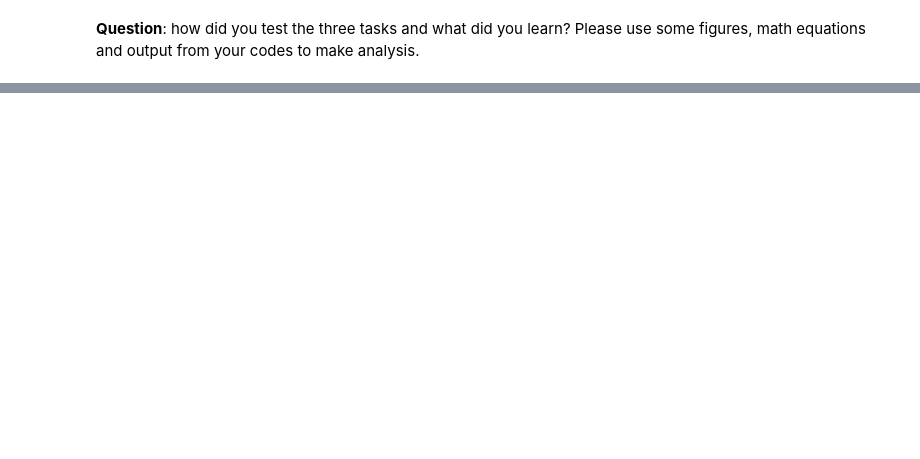
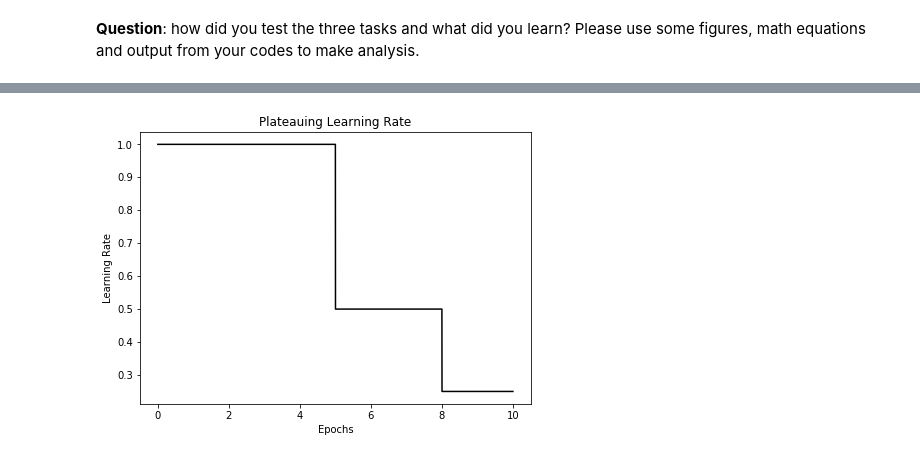
Before and after one commit to pierresegonne/ELEC5307_Project1, a Jupyter notebook: project1.ipynb, the cells around one changed output, grey strips where cells are left out. Drawn from its saved outputs; the diff is of its cells as text; code cells hidden in the pictures; blank space fills up the shorter version.

```diff
--- a/project1.ipynb
+++ b/project1.ipynb
@@ -759,0 +858,33 @@ array([0, 1])
+# %%
+import math
+
+xs = np.arange(0,10,0.0001)
+ys = []
+lr = 1
+stepsize = 20
+for x in xs:
+  # Plateau
+  if x > 8:
+    ys.append(lr*0.25)
+  elif x > 5:
+    ys.append(lr*0.5)
+  else:
+    ys.append(lr)
+  # Exp
+  #ys.append(lr*((1/2)**(x)))
+
+  # Cyclical
+  # cycle = math.floor(1+(x/(2*stepsize)))
+  # ys.append(max(0,(1-abs(x/stepsize - 2*cycle +1))))
+
+plt.figure(figsize=(7,5))
+plt.plot(xs, ys, color='black')
+#plt.plot(xs, [1 for _ in range(len(xs))], color='royalblue')
+#plt.plot(xs, [0 for _ in range(len(xs))], color='royalblue')
+#plt.legend(['Learning Rate', 'Max Learning Rate', 'Min Learning Rate'])
+plt.ylabel('Learning Rate')
+plt.xlabel('Epochs')
+plt.title('Plateauing Learning Rate')
+plt.show()
+# %% [output]
+[figure, added]
```
Also changed, not shown: parts of 20 cells of this notebook.
